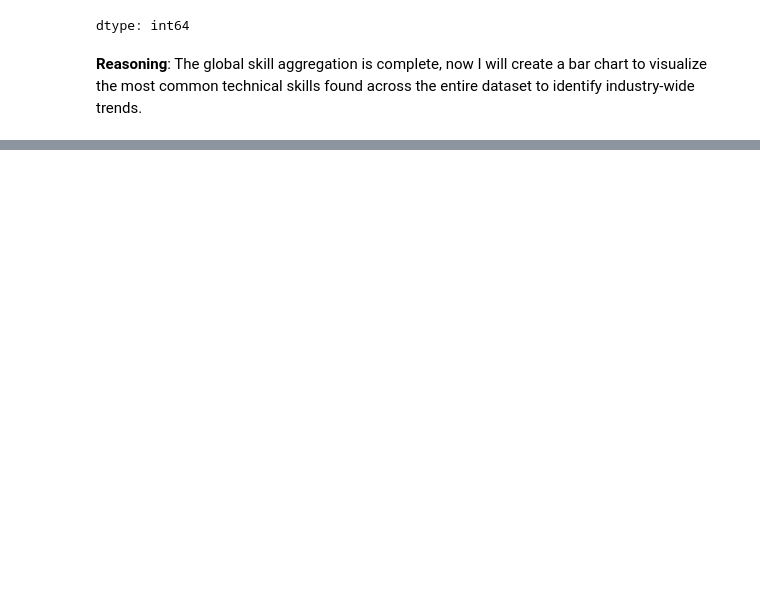
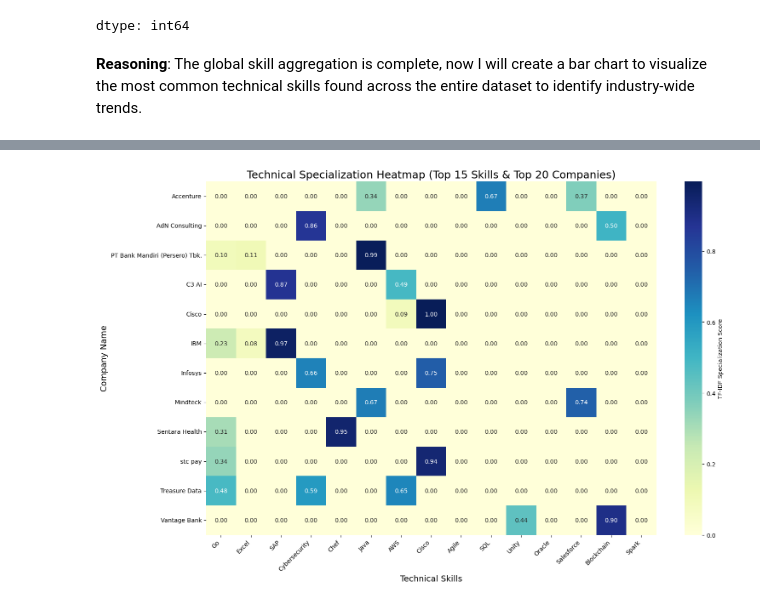
Before and after one commit to juniorz-101/.github, a Jupyter notebook: Employees_buiseness_eda.ipynb, the cells around one changed output, grey strips where cells are left out. Drawn from its saved outputs; the diff is of its cells as text; code cells hidden in the pictures; blank space fills up the shorter version.

```diff
--- a/Employees_buiseness_eda.ipynb
+++ b/Employees_buiseness_eda.ipynb
@@ -260,0 +543,15 @@ The global analysis (1,000 records) demonstrates that technical tools are far mo
+# %%
+# Identify skill columns where the sum of TF-IDF weights is greater than zero
+active_skill_cols = tfidf_df.columns[tfidf_df.sum() > 0].tolist()
+
+# Define the metadata columns
+metadata_cols = ['company_id', 'company_name', 'company_size']
+
+# Create the filtered display DataFrame
+# We use the final_view_df which already handles deduplication per company
+filtered_display_df = final_view_df[metadata_cols + active_skill_cols]
+
+print(f'Removed {len(all_skill_cols) - len(active_skill_cols)} skill columns with zero weight across all companies.')
+print(f'Remaining relevant skill columns: {len(active_skill_cols)}')
+
+display(filtered_display_df.head(15))
@@ -260,0 +578,28 @@ The global analysis (1,000 records) demonstrates that technical tools are far mo
+# %%
+import seaborn as sns
+import matplotlib.pyplot as plt
+
+# 1. Identify top 15 skills by summing TF-IDF weights across all companies
+top_skills_for_heatmap = tfidf_df.sum().sort_values(ascending=False).head(15).index.tolist()
+
+# 2. Identify top 20 companies based on their total weights in these top skills
+top_company_ids_for_heatmap = tfidf_df[top_skills_for_heatmap].sum(axis=1).sort_values(ascending=False).head(20).index.tolist()
+
+# 3. Create a pivot-style dataframe for the heatmap
+# We use the filtered_display_df which contains the company names and active weights
+heatmap_data_subset = filtered_display_df[filtered_display_df['company_id'].isin(top_company_ids_for_heatmap)]
+heatmap_pivot = heatmap_data_subset.set_index('company_name')[top_skills_for_heatmap]
+
+# 4. Plot the heatmap
+plt.figure(figsize=(16, 10))
+sns.heatmap(heatmap_pivot, annot=True, cmap='YlGnBu', fmt='.2f', cbar_kws={'label': 'TF-IDF Specialization Score'})
+
+plt.title('Technical Specialization Heatmap (Top 15 Skills & Top 20 Companies)', fontsize=18)
+plt.xlabel('Technical Skills', fontsize=14)
+plt.ylabel('Company Name', fontsize=14)
+plt.xticks(rotation=45, ha='right')
+
+plt.tight_layout()
+plt.show()
+# %% [output]
+[figure, added]
```
Also changed, not shown: parts of 29 cells of this notebook, 1 other file.
